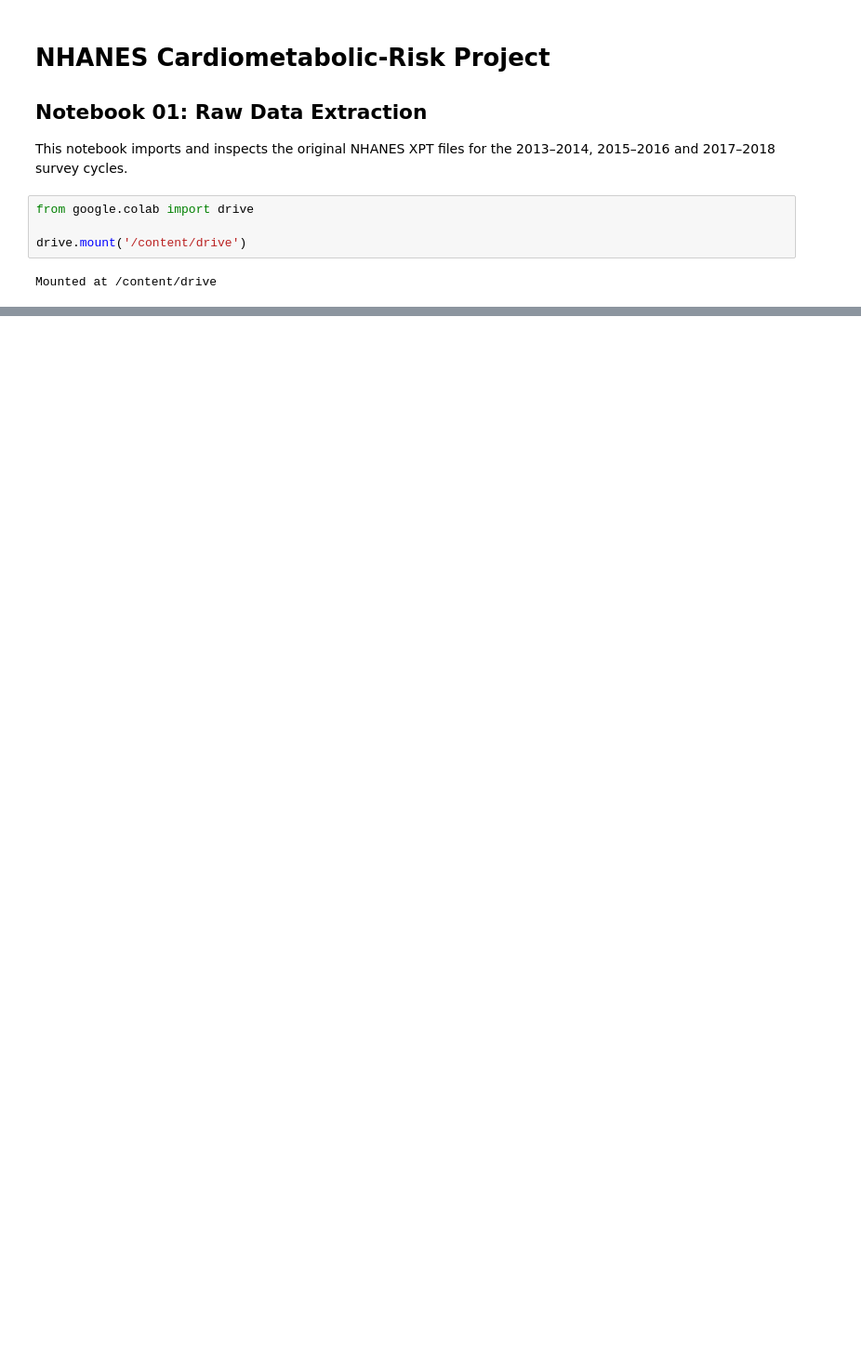
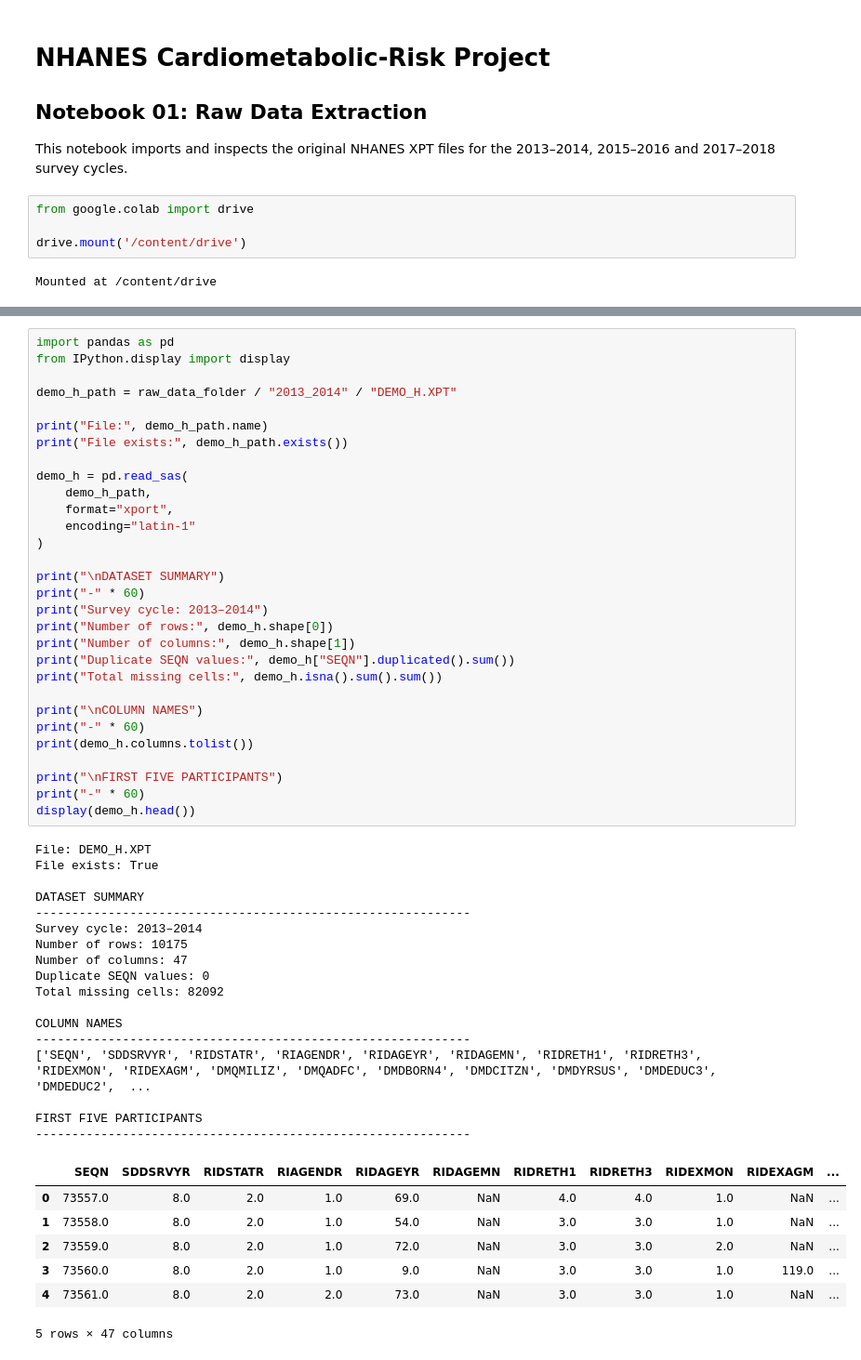
Before and after one commit to Heashalla/FYP, a Jupyter notebook: 01_data_extraction.ipynb, the cells around one changed output, grey strips where cells are left out. Shown at 93% size. Cells and saved outputs as stored; diff of their text form; blank space fills up the shorter version.

```diff
--- a/01_data_extraction.ipynb
+++ b/01_data_extraction.ipynb
@@ -29,0 +241,55 @@ Raw-data folder exists: False
+# %%
+import pandas as pd
+from IPython.display import display
+
+demo_h_path = raw_data_folder / "2013_2014" / "DEMO_H.XPT"
+
+print("File:", demo_h_path.name)
+print("File exists:", demo_h_path.exists())
+
+demo_h = pd.read_sas(
+    demo_h_path,
+    format="xport",
+    encoding="latin-1"
+)
+
+print("\nDATASET SUMMARY")
+print("-" * 60)
+print("Survey cycle: 2013–2014")
+print("Number of rows:", demo_h.shape[0])
+print("Number of columns:", demo_h.shape[1])
+print("Duplicate SEQN values:", demo_h["SEQN"].duplicated().sum())
+print("Total missing cells:", demo_h.isna().sum().sum())
+
+print("\nCOLUMN NAMES")
+print("-" * 60)
+print(demo_h.columns.tolist())
+
+print("\nFIRST FIVE PARTICIPANTS")
+print("-" * 60)
+display(demo_h.head())
+# %% [output]
+File: DEMO_H.XPT
+File exists: True
+
+DATASET SUMMARY
+------------------------------------------------------------
+Survey cycle: 2013–2014
+Number of rows: 10175
+Number of columns: 47
+Duplicate SEQN values: 0
+Total missing cells: 82092
+
+COLUMN NAMES
+------------------------------------------------------------
+['SEQN', 'SDDSRVYR', 'RIDSTATR', 'RIAGENDR', 'RIDAGEYR', 'RIDAGEMN', 'RIDRETH1', 'RIDRETH3', 'RIDEXMON', 'RIDEXAGM', 'DMQMILIZ', 'DMQADFC', 'DMDBORN4', 'DMDCITZN', 'DMDYRSUS', 'DMDEDUC3', 'DMDEDUC2',  ...
+
+FIRST FIVE PARTICIPANTS
+------------------------------------------------------------
+|  | SEQN | SDDSRVYR | RIDSTATR | RIAGENDR | RIDAGEYR | RIDAGEMN | RIDRETH1 | RIDRETH3 | RIDEXMON | RIDEXAGM | ... |
+| 0 | 73557.0 | 8.0 | 2.0 | 1.0 | 69.0 | NaN | 4.0 | 4.0 | 1.0 | NaN | ... |
+| 1 | 73558.0 | 8.0 | 2.0 | 1.0 | 54.0 | NaN | 3.0 | 3.0 | 1.0 | NaN | ... |
+| 2 | 73559.0 | 8.0 | 2.0 | 1.0 | 72.0 | NaN | 3.0 | 3.0 | 2.0 | NaN | ... |
+| 3 | 73560.0 | 8.0 | 2.0 | 1.0 | 9.0 | NaN | 3.0 | 3.0 | 1.0 | 119.0 | ... |
+| 4 | 73561.0 | 8.0 | 2.0 | 2.0 | 73.0 | NaN | 3.0 | 3.0 | 1.0 | NaN | ... |
+5 rows × 47 columns
```
Also changed, not shown: parts of 9 cells of this notebook.
